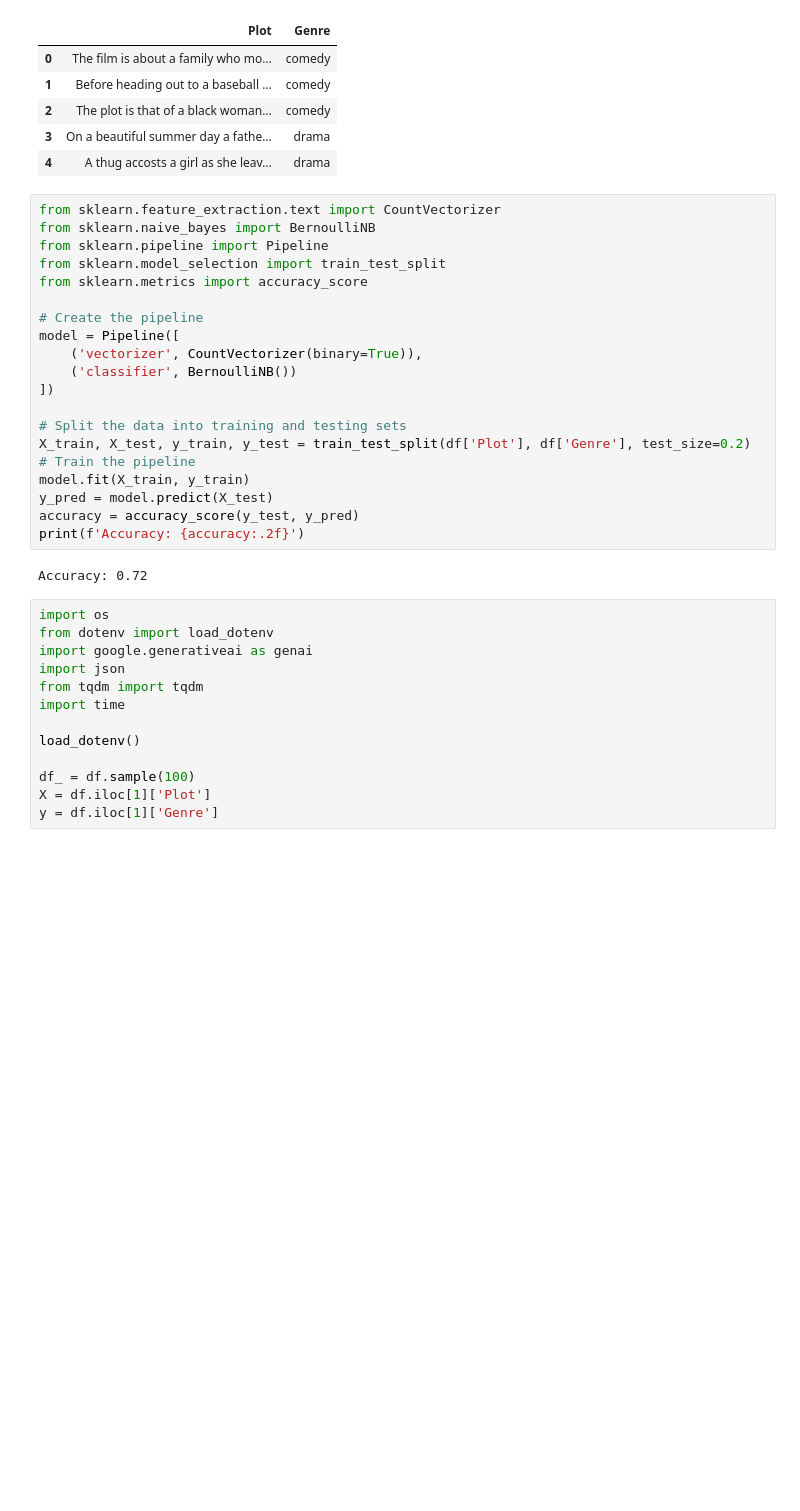
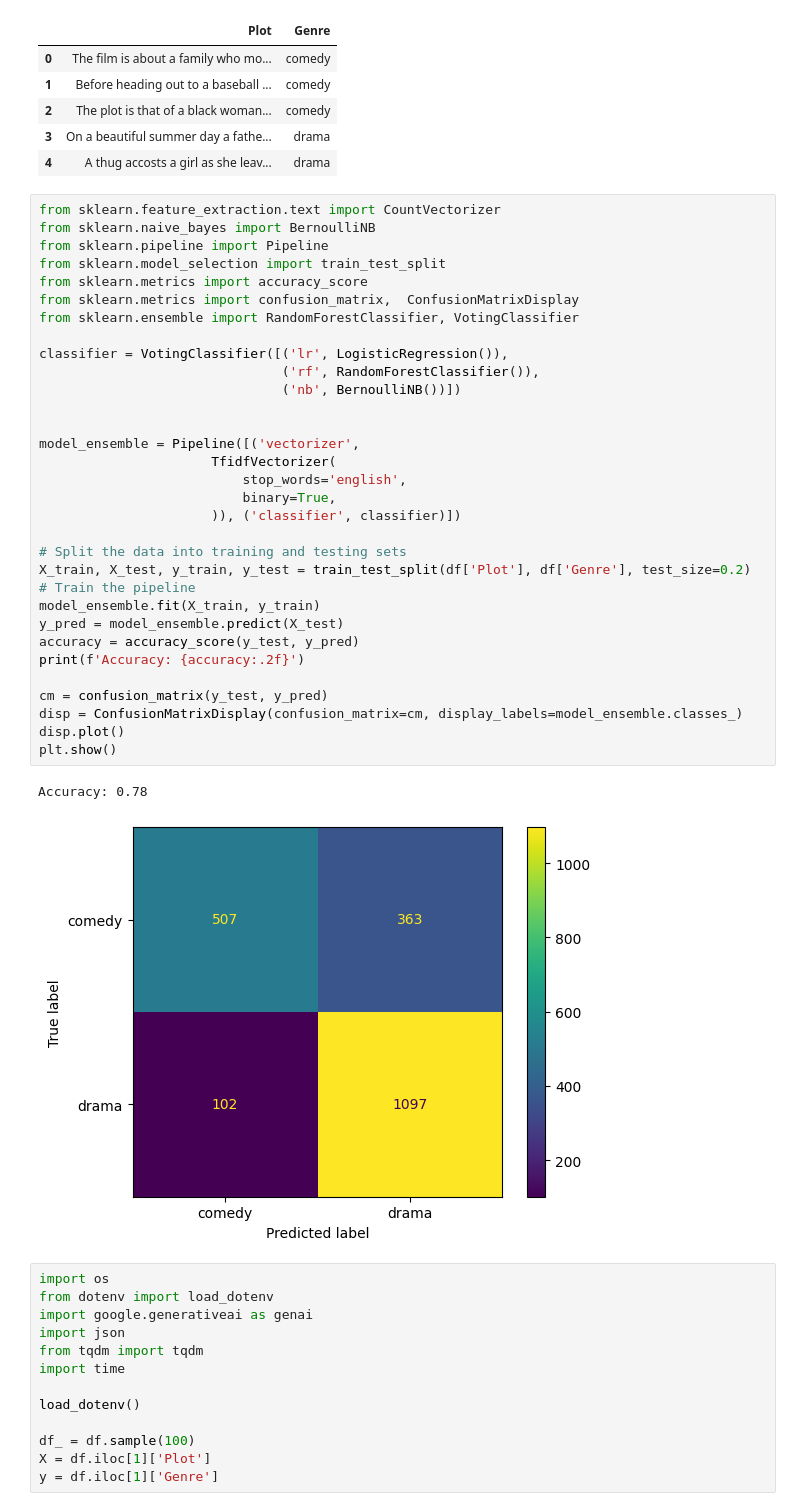
Before and after one commit to LuccaHiratsuca/nlp_course, a Jupyter notebook: notebooks/06-llms_and_classifiers.ipynb, the cells around one changed output. Saved outputs shown, nothing was run; the diff lists cells and outputs as text; blank space fills up the shorter version.

```diff
--- a/notebooks/06-llms_and_classifiers.ipynb
+++ b/notebooks/06-llms_and_classifiers.ipynb
@@ -87,25 +87,38 @@ df.head()
 # %%
 from sklearn.feature_extraction.text import CountVectorizer
 from sklearn.naive_bayes import BernoulliNB
 from sklearn.pipeline import Pipeline
 from sklearn.model_selection import train_test_split
 from sklearn.metrics import accuracy_score
+from sklearn.metrics import confusion_matrix,  ConfusionMatrixDisplay
+from sklearn.ensemble import RandomForestClassifier, VotingClassifier
 
-# Create the pipeline
-model = Pipeline([
-    ('vectorizer', CountVectorizer(binary=True)),
-    ('classifier', BernoulliNB())
-])
+classifier = VotingClassifier([('lr', LogisticRegression()),
+                               ('rf', RandomForestClassifier()),
+                               ('nb', BernoulliNB())])
+
+
+model_ensemble = Pipeline([('vectorizer',
+                      TfidfVectorizer(
+                          stop_words='english',
+                          binary=True,
+                      )), ('classifier', classifier)])
 
 # Split the data into training and testing sets
 X_train, X_test, y_train, y_test = train_test_split(df['Plot'], df['Genre'], test_size=0.2)
 # Train the pipeline
-model.fit(X_train, y_train)
-y_pred = model.predict(X_test)
+model_ensemble.fit(X_train, y_train)
+y_pred = model_ensemble.predict(X_test)
 accuracy = accuracy_score(y_test, y_pred)
 print(f'Accuracy: {accuracy:.2f}')
+
+cm = confusion_matrix(y_test, y_pred)
+disp = ConfusionMatrixDisplay(confusion_matrix=cm, display_labels=model_ensemble.classes_)
+disp.plot()
+plt.show()
 # %% [output]
-Accuracy: 0.72
+Accuracy: 0.78
+[figure, added]
 # %%
 import os
 from dotenv import load_dotenv
```
Also changed, not shown: 12 other files.
